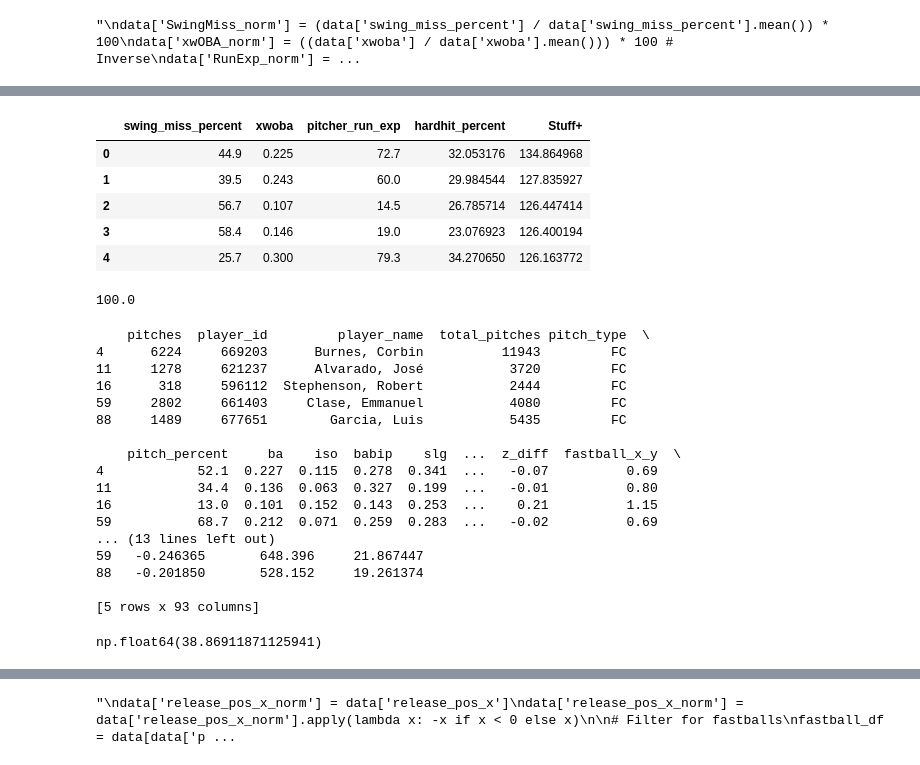
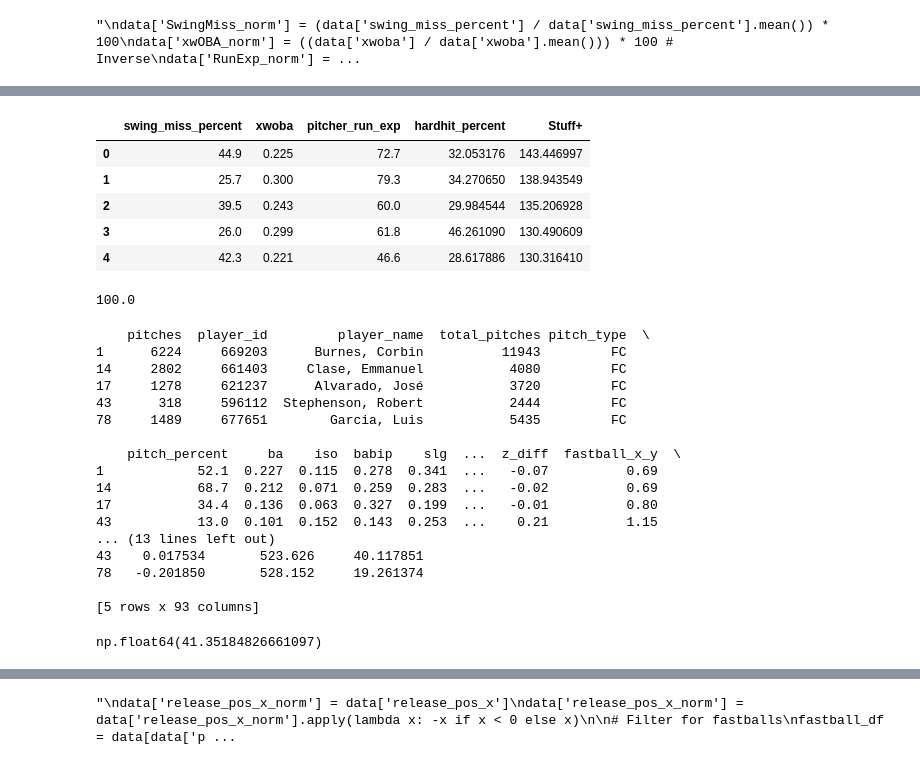
Before and after one commit to alex-rimerman/ARStuff, a Jupyter notebook: Stuff+.ipynb, the cells around one changed output, grey strips where cells are left out. Saved outputs shown, nothing was run; the diff lists cells and outputs as text; code cells hidden in the pictures.

```diff
--- a/Stuff+.ipynb
+++ b/Stuff+.ipynb
@@ -145,39 +145,39 @@ data = pd.read_csv('savant_data.csv')
 
 std_dev_pre = data['pitcher_run_exp'].std()
 std_dev_xwoba = data['xwoba'].std()
 std_dev_swm = data['swing_miss_percent'].std()
 #std_dev_hhr = data['hardhit_percent'].std()
 #std_dev_prve100 = data['pitcher_run_value_per_100'].std()
 
 # try with standard dev
 data['SwingMiss_norm'] = ((data['swing_miss_percent'] - data['swing_miss_percent'].mean()) / std_dev_swm) * 10
 data['xwOBA_norm'] = (((data['xwoba'].mean() - data['xwoba'])) / std_dev_xwoba) * 10
 data['RunExp_norm'] = ((data['pitcher_run_exp'] - data['pitcher_run_exp'].mean()) / std_dev_pre) * 10
 #data['HardHit_norm'] = ((data['hardhit_percent'].mean() - data['hardhit_percent']) / std_dev_hhr) * 10
 #data['prve100_norm'] = ((data['pitcher_run_value_per_100'] - data['pitcher_run_value_per_100'].mean()) / std_dev_prve100) * 50
 
 # Assigning weights
-w1, w2, w3 = 1/3, 1/3, 1/3
+w1, w2, w3 = .2, .3, .5
 
 # Calculating Stuff+
 data['Stuff+'] = (
     w1 * data['SwingMiss_norm'] +
     w2 * data['xwOBA_norm'] +
     w3 * data['RunExp_norm']
 )
 #w4 * data['HardHit_norm']
 
 data['Stuff+'] = (data['Stuff+']) + 100
 
 # Display the first few rows of the Stuff+ calculation
 data[['swing_miss_percent', 'xwoba', 'pitcher_run_exp', 'hardhit_percent', 'Stuff+']].head()
 # %% [output]
 |  | swing_miss_percent | xwoba | pitcher_run_exp | hardhit_percent | Stuff+ |
-| 0 | 44.9 | 0.225 | 72.7 | 32.053176 | 134.864968 |
-| 1 | 39.5 | 0.243 | 60.0 | 29.984544 | 127.835927 |
-| 2 | 56.7 | 0.107 | 14.5 | 26.785714 | 126.447414 |
-| 3 | 58.4 | 0.146 | 19.0 | 23.076923 | 126.400194 |
-| 4 | 25.7 | 0.300 | 79.3 | 34.270650 | 126.163772 |
+| 0 | 44.9 | 0.225 | 72.7 | 32.053176 | 143.446997 |
+| 1 | 25.7 | 0.300 | 79.3 | 34.270650 | 138.943549 |
+| 2 | 39.5 | 0.243 | 60.0 | 29.984544 | 135.206928 |
+| 3 | 26.0 | 0.299 | 61.8 | 46.261090 | 130.490609 |
+| 4 | 42.3 | 0.221 | 46.6 | 28.617886 | 130.316410 |
 # %%
 features_sorted = data.sort_values(by='Stuff+', ascending=False)
 print(data['Stuff+'].mean())
@@ -192,20 +192,20 @@ filtered_data.to_csv('STUFF+Initial.csv', index=False)
 print(filtered_data[filtered_data['pitch_type'] == 'FC'].head())
 # %% [output]
     pitches  player_id         player_name  total_pitches pitch_type  \
-4      6224     669203      Burnes, Corbin          11943         FC
-11     1278     621237      Alvarado, José           3720         FC
-16      318     596112  Stephenson, Robert           2444         FC
-59     2802     661403     Clase, Emmanuel           4080         FC
-88     1489     677651        Garcia, Luis           5435         FC
+1      6224     669203      Burnes, Corbin          11943         FC
+14     2802     661403     Clase, Emmanuel           4080         FC
+17     1278     621237      Alvarado, José           3720         FC
+43      318     596112  Stephenson, Robert           2444         FC
+78     1489     677651        Garcia, Luis           5435         FC
 
     pitch_percent     ba    iso  babip    slg  ...  z_diff  fastball_x_y  \
-4            52.1  0.227  0.115  0.278  0.341  ...   -0.07          0.69
-11           34.4  0.136  0.063  0.327  0.199  ...   -0.01          0.80
-16           13.0  0.101  0.152  0.143  0.253  ...    0.21          1.15
-59           68.7  0.212  0.071  0.259  0.283  ...   -0.02          0.69
+1            52.1  0.227  0.115  0.278  0.341  ...   -0.07          0.69
+14           68.7  0.212  0.071  0.259  0.283  ...   -0.02          0.69
+17           34.4  0.136  0.063  0.327  0.199  ...   -0.01          0.80
+43           13.0  0.101  0.152  0.143  0.253  ...    0.21          1.15
 ... (13 lines left out)
-59   -0.246365       648.396     21.867447
-88   -0.201850       528.152     19.261374
+43    0.017534       523.626     40.117851
+78   -0.201850       528.152     19.261374
 
 [5 rows x 93 columns]
 # %%
@@ -233,7 +233,7 @@ data['veloXrelease'] = data['release_extension'] * data['velocity']
 
 # Selecting the relevant features
 selected_columns = [
-    'pitch_type', 'velocity', 'api_break_z_induced', 'api_break_x_arm', 'release_extension', 'spin_rate', 'release_pos_x_norm', 'release_pos_z', 'x_diff', 'z_diff', 'veloXrelease', 'veloXmovement'
+    'pitch_type', 'velocity', 'api_break_z_induced', 'api_break_x_arm', 'release_extension', 'spin_rate', 'release_pos_x_norm', 'release_pos_z', 'x_diff', 'z_diff', 'arm_angle'#, 'veloXrelease', 'veloXmovement'
 ]
 
 data = data.dropna(subset=selected_columns)
@@ -268,7 +268,7 @@ y_pred = rf_model.predict(X_test)
 mse = mean_squared_error(y_test, y_pred)
 mse
 # %% [output]
-np.float64(38.86911871125941)
+np.float64(41.35184826661097)
 # %%
 print(features_encoded.columns)
 comparison = pd.DataFrame({
```
Also changed, not shown: parts of 29 cells of this notebook.
